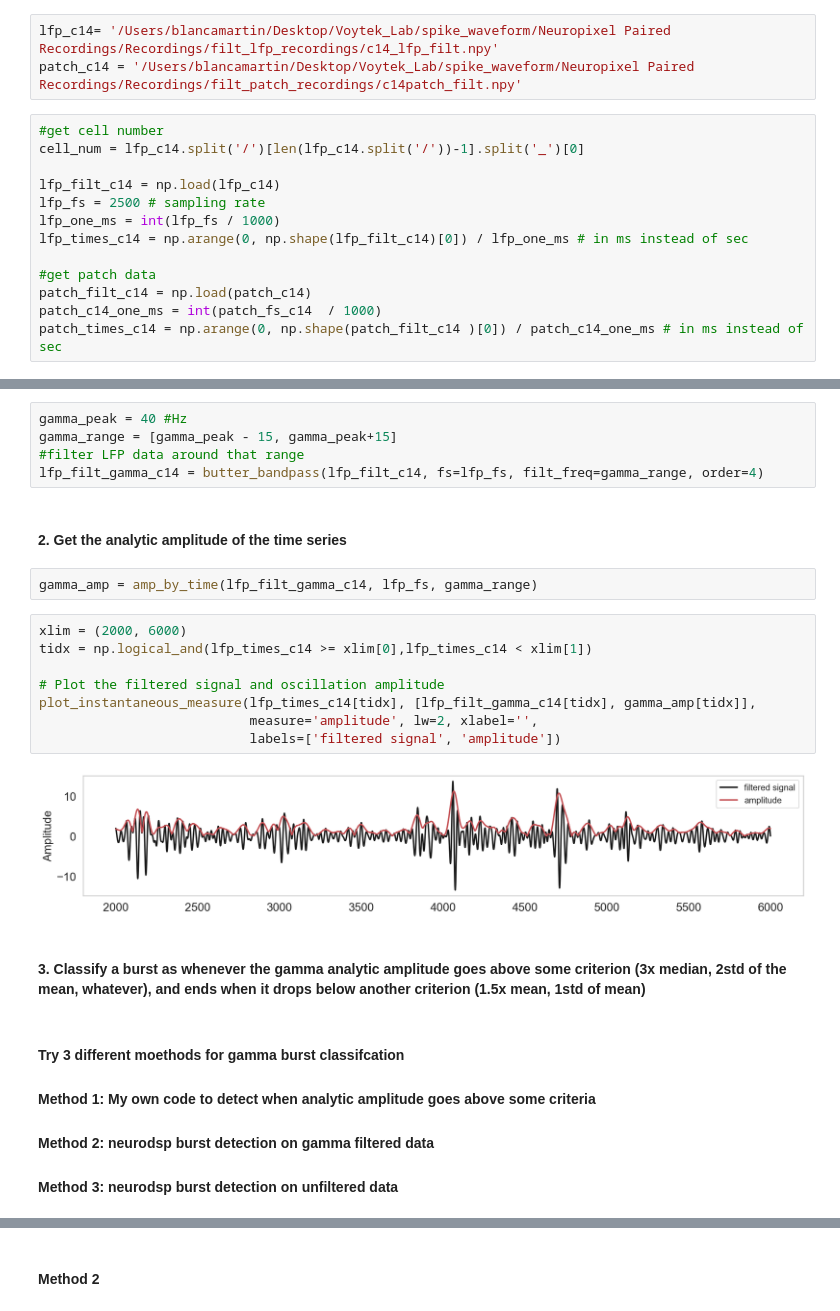
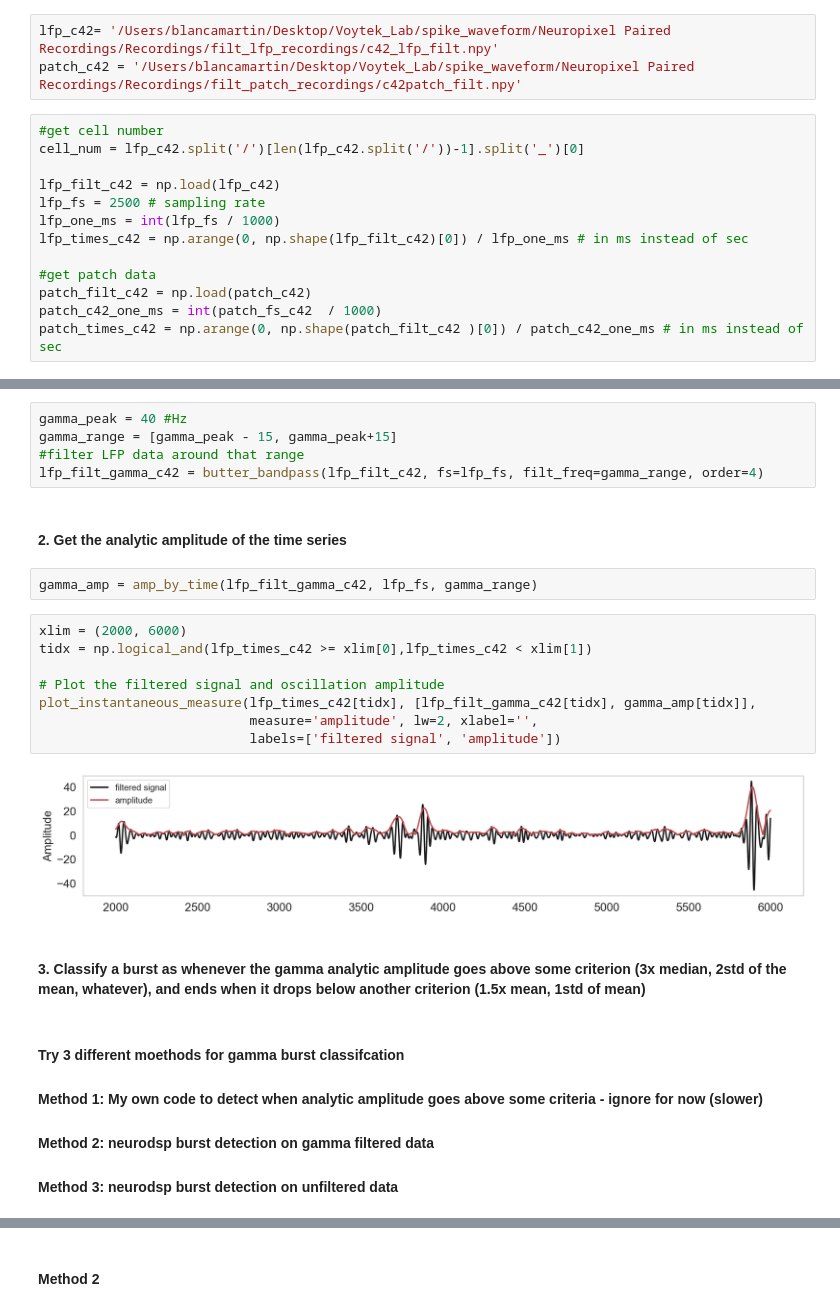
Before and after one commit to voytekresearch/spikewise, a Jupyter notebook: datasets/spe-1_rh/spe-1_rh_c42_IAPvsEAP.ipynb, the cells around one changed output, grey strips where cells are left out. Drawn from its saved outputs; the diff is of its cells as text.

```diff
--- a/datasets/spe-1_rh_c14.ipynb
+++ b/datasets/spe-1_rh/spe-1_rh_c42_IAPvsEAP.ipynb
@@ -204,19 +177,19 @@ cell_ids = ['c14', 'c42']
 # %% [markdown]
 ### LFP Gamma "burst detection" method
 # %%
-lfp_c14= '/Users/blancamartin/Desktop/Voytek_Lab/spike_waveform/Neuropixel Paired Recordings/Recordings/filt_lfp_recordings/c14_lfp_filt.npy'
-patch_c14 = '/Users/blancamartin/Desktop/Voytek_Lab/spike_waveform/Neuropixel Paired Recordings/Recordings/filt_patch_recordings/c14patch_filt.npy'
+lfp_c42= '/Users/blancamartin/Desktop/Voytek_Lab/spike_waveform/Neuropixel Paired Recordings/Recordings/filt_lfp_recordings/c42_lfp_filt.npy'
+patch_c42 = '/Users/blancamartin/Desktop/Voytek_Lab/spike_waveform/Neuropixel Paired Recordings/Recordings/filt_patch_recordings/c42patch_filt.npy'
 # %%
 #get cell number
-cell_num = lfp_c14.split('/')[len(lfp_c14.split('/'))-1].split('_')[0]
+cell_num = lfp_c42.split('/')[len(lfp_c42.split('/'))-1].split('_')[0]
 
-lfp_filt_c14 = np.load(lfp_c14)
+lfp_filt_c42 = np.load(lfp_c42)
 lfp_fs = 2500 # sampling rate
 lfp_one_ms = int(lfp_fs / 1000)
-lfp_times_c14 = np.arange(0, np.shape(lfp_filt_c14)[0]) / lfp_one_ms # in ms instead of sec
+lfp_times_c42 = np.arange(0, np.shape(lfp_filt_c42)[0]) / lfp_one_ms # in ms instead of sec
 
 #get patch data
-patch_filt_c14 = np.load(patch_c14)
-patch_c14_one_ms = int(patch_fs_c14  / 1000)
-patch_times_c14 = np.arange(0, np.shape(patch_filt_c14 )[0]) / patch_c14_one_ms # in ms instead of sec
+patch_filt_c42 = np.load(patch_c42)
+patch_c42_one_ms = int(patch_fs_c42  / 1000)
+patch_times_c42 = np.arange(0, np.shape(patch_filt_c42 )[0]) / patch_c42_one_ms # in ms instead of sec
 # %%
@@ -257,25 +230,25 @@ plt.show()
 gamma_peak = 40 #Hz
 gamma_range = [gamma_peak - 15, gamma_peak+15]
 #filter LFP data around that range
-lfp_filt_gamma_c14 = butter_bandpass(lfp_filt_c14, fs=lfp_fs, filt_freq=gamma_range, order=4)
+lfp_filt_gamma_c42 = butter_bandpass(lfp_filt_c42, fs=lfp_fs, filt_freq=gamma_range, order=4)
 # %% [markdown]
 #### 2. Get the analytic amplitude of the time series
 # %%
-gamma_amp = amp_by_time(lfp_filt_gamma_c14, lfp_fs, gamma_range)
+gamma_amp = amp_by_time(lfp_filt_gamma_c42, lfp_fs, gamma_range)
 # %%
 xlim = (2000, 6000)
-tidx = np.logical_and(lfp_times_c14 >= xlim[0],lfp_times_c14 < xlim[1])
+tidx = np.logical_and(lfp_times_c42 >= xlim[0],lfp_times_c42 < xlim[1])
 
 # Plot the filtered signal and oscillation amplitude
-plot_instantaneous_measure(lfp_times_c14[tidx], [lfp_filt_gamma_c14[tidx], gamma_amp[tidx]],
+plot_instantaneous_measure(lfp_times_c42[tidx], [lfp_filt_gamma_c42[tidx], gamma_amp[tidx]],
                            measure='amplitude', lw=2, xlabel='',
                            labels=['filtered signal', 'amplitude'])
 # %% [output]
-[figure, old version]
+[figure, new version]
 # %% [markdown]
 #### 3. Classify a burst as whenever the gamma analytic amplitude goes above some criterion (3x median, 2std of the mean, whatever), and ends when it drops below another criterion (1.5x mean, 1std of mean)
 # %% [markdown]
 #### Try 3 different moethods for gamma burst classifcation
-#### Method 1: My own code to detect when analytic amplitude goes above some criteria
+#### Method 1: My own code to detect when analytic amplitude goes above some criteria - ignore for now (slower)
 #### Method 2: neurodsp burst detection on gamma filtered data
 #### Method 3: neurodsp burst detection on unfiltered data
```
Also changed, not shown: parts of 43 cells of this notebook, 4 other files.
